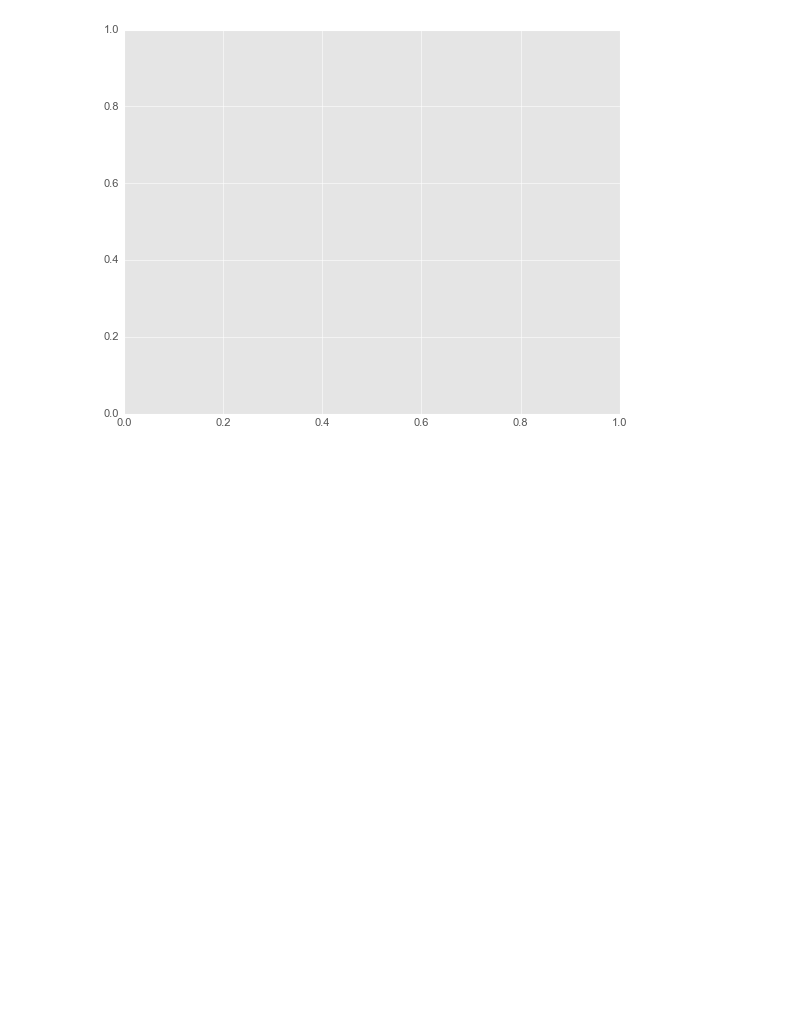
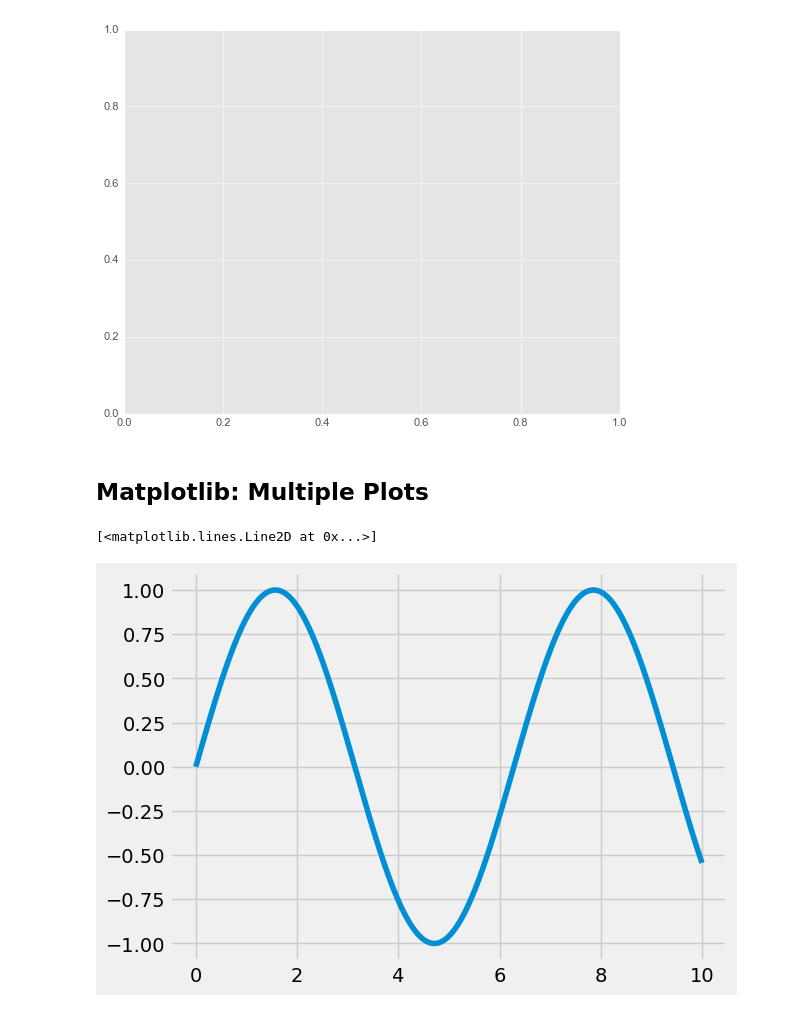
Before and after one commit to JakeBestDev/Packt_AIScience_Data_Science_Machine_Learning, a Jupyter notebook: Module_2_Python_Data_Visualization_and_Understanding/lab_3_advance_matplotlib.ipynb, the cells around one changed output. Cells and saved outputs as stored; diff of their text form; code cells hidden in the pictures; blank space fills up the shorter version.

Commit message:
Lab 3 : Advanced Matplotlib
Lab 3 : Advanced Matplotlib

```diff
--- a/Module_2_Python_Data_Visualization_and_Understanding/lab_3_advance_matplotlib.ipynb
+++ b/Module_2_Python_Data_Visualization_and_Understanding/lab_3_advance_matplotlib.ipynb
@@ -64,3 +64,5 @@ fig = plt.figure()
 ax = plt.axes()
 # %% [output]
 [figure]
+# %% [markdown]
+## Matplotlib: Multiple Plots
@@ -66,0 +74,15 @@ ax = plt.axes()
+# %%
+## Lets first generate a new plot and add some data
+
+
+x = np.linspace(0,10,1000) ## Lets generate 1000 points from 0-10
+y = np.sin(x) ## Let us now use np.sin() and input our x values
+
+plt.style.use('fivethirtyeight') ## Lets try a new style
+fig = plt.figure() ## Create a new figure, or activate an existing figure.
+ax=plt.axes() ## Add an Axes to the current figure and make it the current Axes.
+
+ax.plot(x,y) ## Now lets plot x and y on our figure ax
+# %% [output]
+[<matplotlib.lines.Line2D at 0x...>]
+[figure, added]
```
Also changed, not shown: parts of 6 cells of this notebook.
